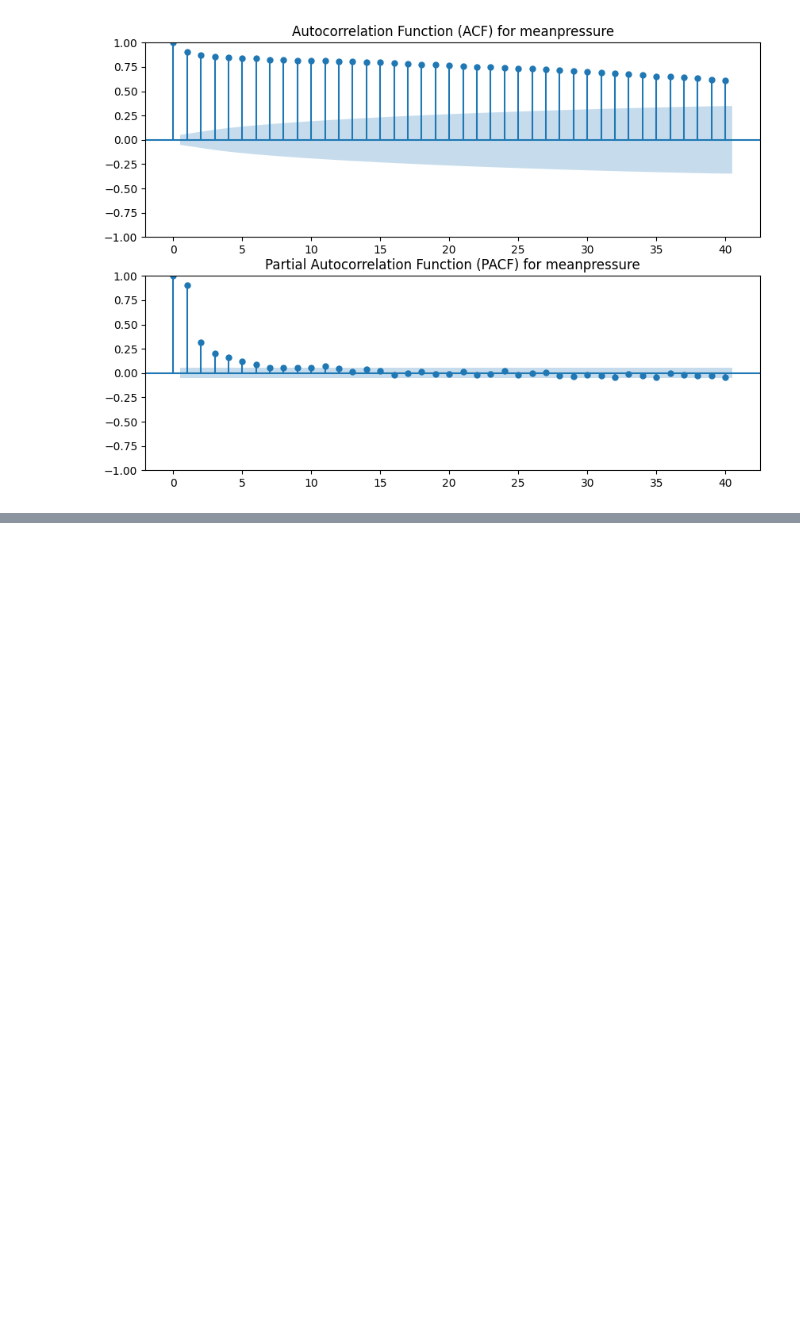
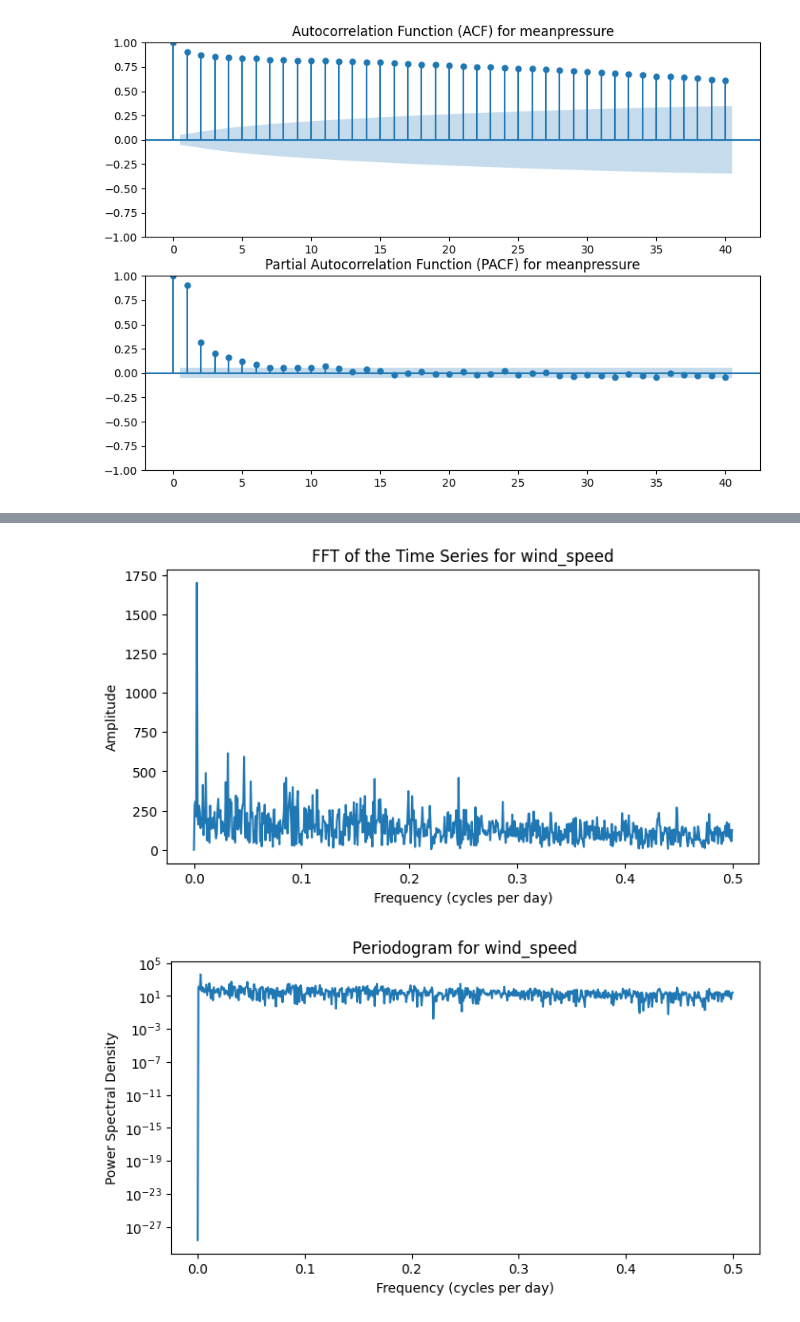
Before and after one commit to porojanmadalin/TSA, a Jupyter notebook: a02.ipynb, the cells around one changed output, grey strips where cells are left out. Saved outputs shown, nothing was run; the diff lists cells and outputs as text; code cells hidden in the pictures; blank space fills up the shorter version.

```diff
--- a/a02.ipynb
+++ b/a02.ipynb
@@ -322,0 +387,5 @@ pacf('meanpressure')
+# %%
+fdd('wind_speed')
+# %% [output]
+[figure, added]
+[figure, added]
```
Also changed, not shown: parts of 12 cells of this notebook.
